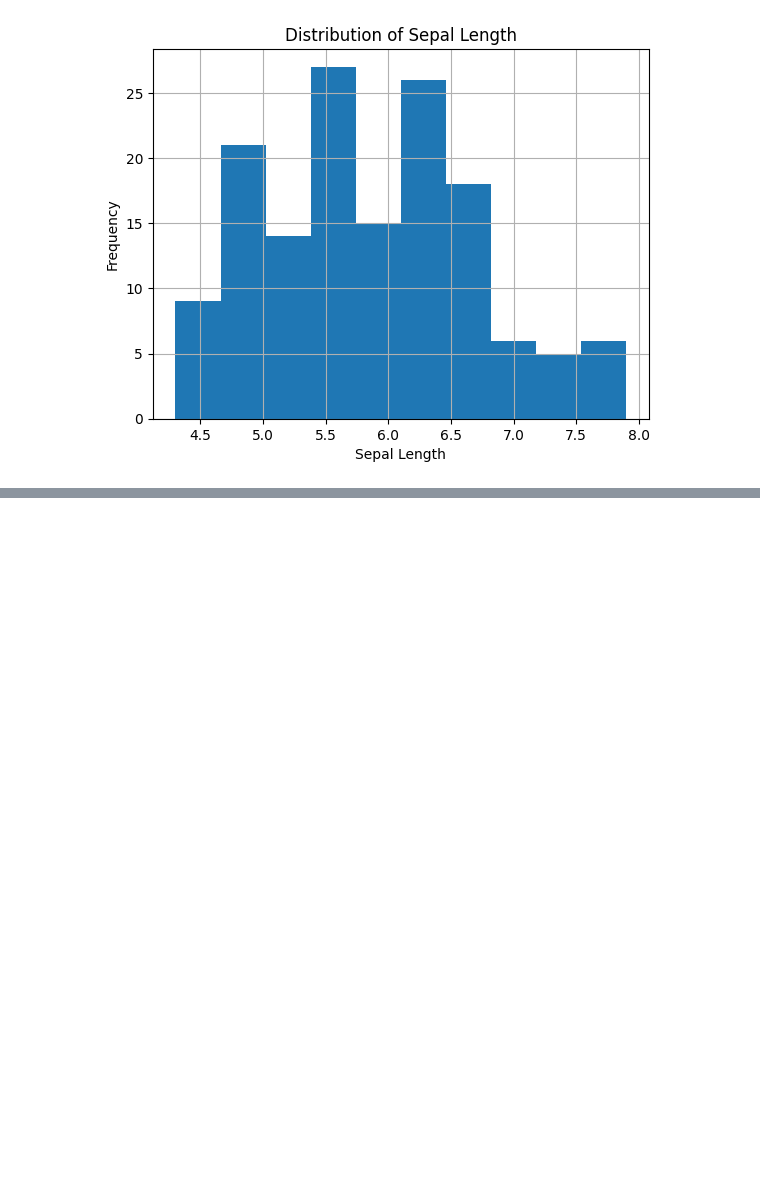
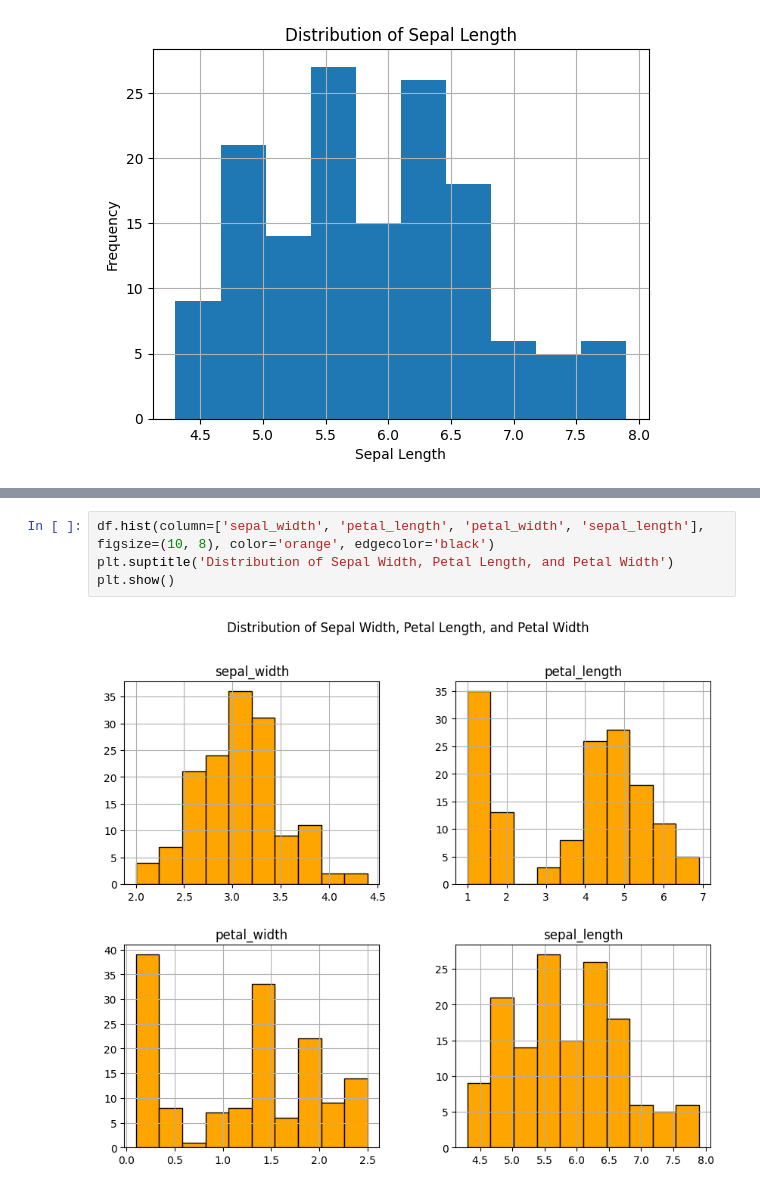
Before and after one commit to Dostonbek9830/codveda_intern_with_dostonbek, a Jupyter notebook: notebooks/task_1.ipynb, the cells around one changed output, grey strips where cells are left out. Drawn from its saved outputs; the diff is of its cells as text; blank space fills up the shorter version.

```diff
--- a/notebooks/task_1.ipynb
+++ b/notebooks/task_1.ipynb
@@ -83,0 +91,6 @@ TypeError: bar() missing 2 required positional arguments: 'x' and 'height'
+# %%
+df.hist(column=['sepal_width', 'petal_length', 'petal_width', 'sepal_length'], figsize=(10, 8), color='orange', edgecolor='black')
+plt.suptitle('Distribution of Sepal Width, Petal Length, and Petal Width')
+plt.show()
+# %% [output]
+[figure, added]
```
Also changed, not shown: parts of 2 cells of this notebook.
